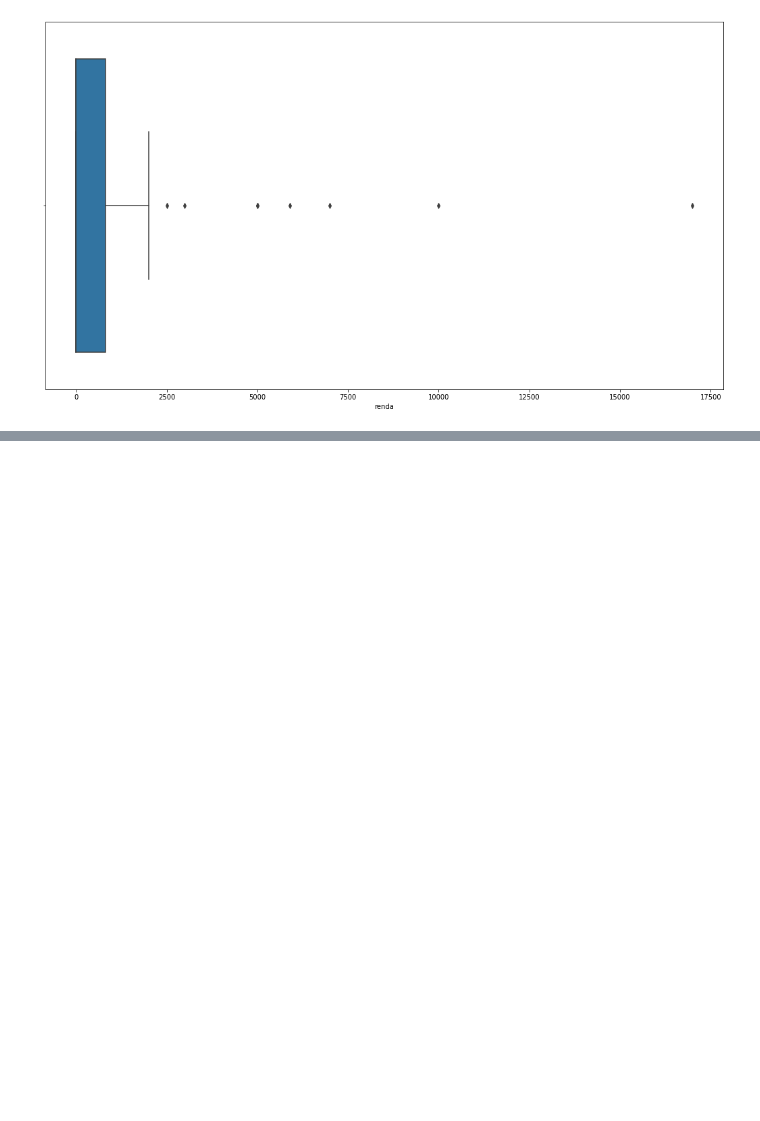
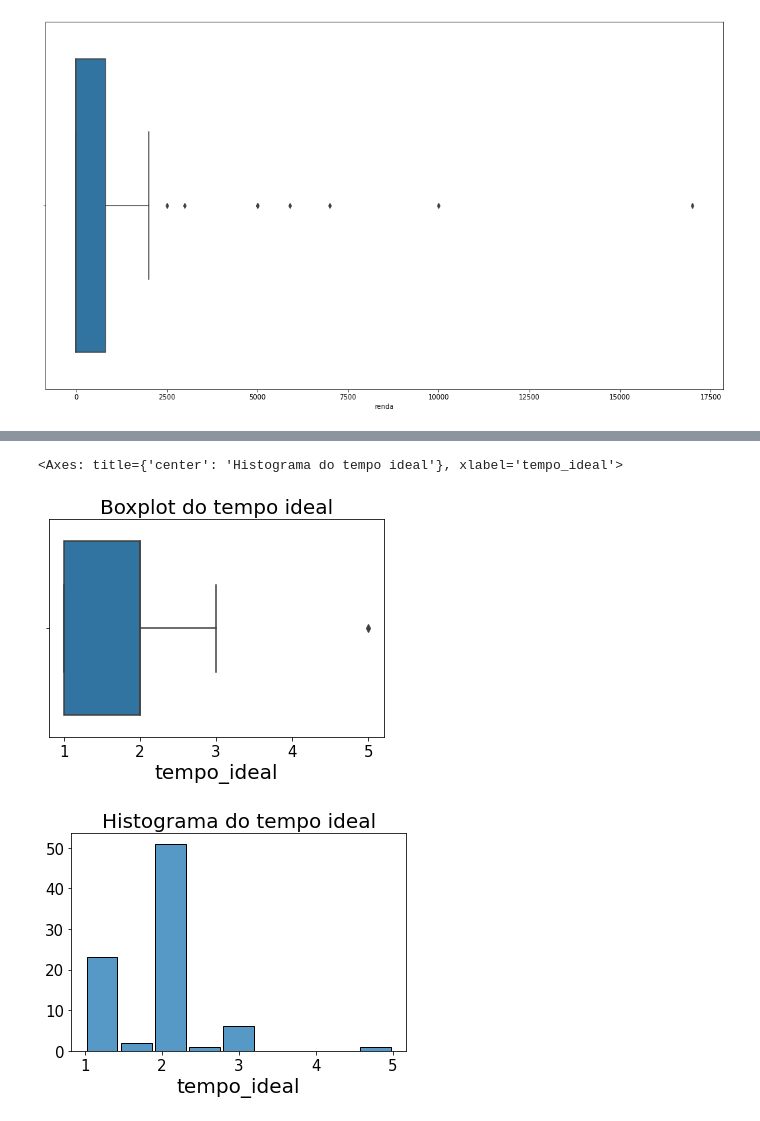
Before and after one commit to JoaoVitorBranco/T1-Estatisitca, a Jupyter notebook: T1_estatistica.ipynb, the cells around one changed output, grey strips where cells are left out. Saved outputs shown, nothing was run; the diff lists cells and outputs as text; code cells hidden in the pictures; blank space fills up the shorter version.

```diff
--- a/T1_estatistica.ipynb
+++ b/T1_estatistica.ipynb
@@ -404,3 +432,13 @@ sns.boxplot(data=df, x='renda')
+# %%
+plt.figure(1)
+plotaBox(data=df, x='tempo_ideal', titulo='Boxplot do tempo ideal', xlabel='tempo_ideal', ylabel='')
+
+plt.figure(2)
+plotaHist(data=df, x='tempo_ideal', titulo='Histograma do tempo ideal', xlabel='tempo_ideal', ylabel='')
+# %% [output]
+<Axes: title={'center': 'Histograma do tempo ideal'}, xlabel='tempo_ideal'>
+[figure, added]
+[figure, added]
 # %%
 variaveis_quantitativas = colunas_variaveis_discretas + colunas_variaveis_continuas
 
```
Also changed, not shown: parts of 18 cells of this notebook.
